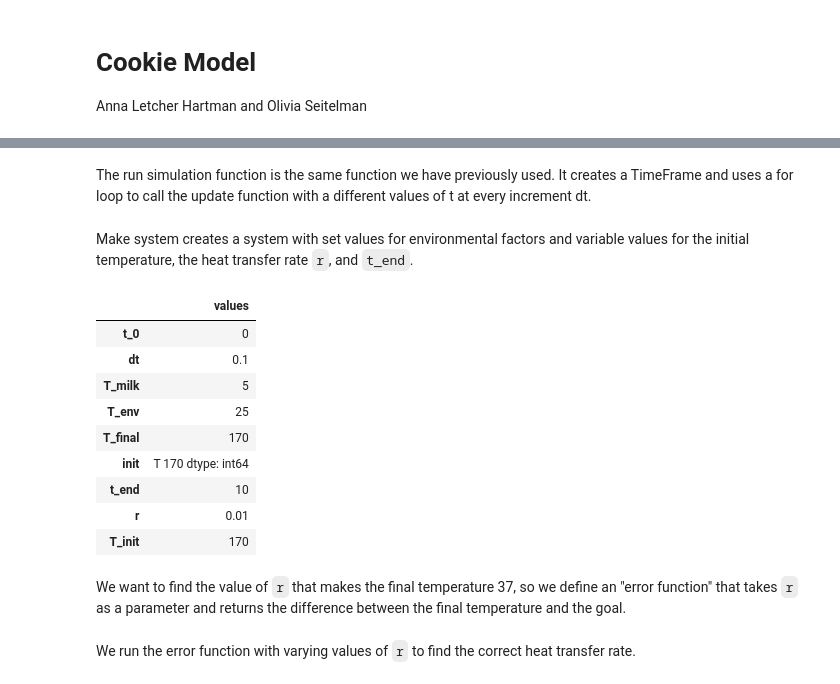
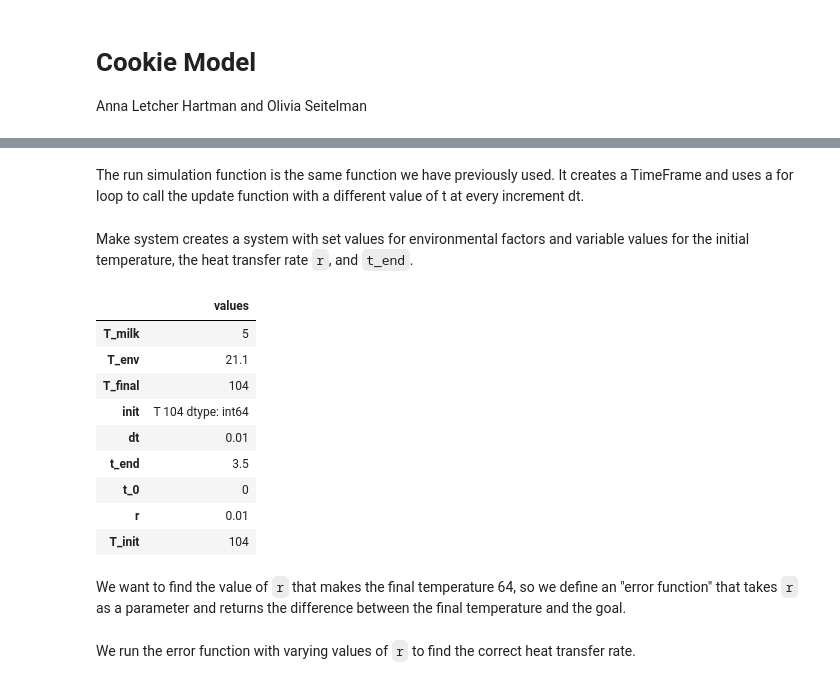
Before and after one commit to oseitelman/ModSimPy, a Jupyter notebook: code/Cookie.ipynb, the cells around one changed output, grey strips where cells are left out. Drawn from its saved outputs; the diff is of its cells as text; code cells hidden in the pictures.

```diff
--- a/code/Cookie.ipynb
+++ b/code/Cookie.ipynb
@@ -44,5 +61,5 @@ def update_func(state, t, system):
 # %% [markdown]
-The run simulation function is the same function we have previously used. It creates a TimeFrame and uses a for loop to call the update function with a different values of t at every increment dt.
+The run simulation function is the same function we have previously used. It creates a TimeFrame and uses a for loop to call the update function with a different value of t at every increment dt.
 # %%
 def run_simulation(system, update_func):
     """Runs a simulation of the system.
@@ -68,7 +90,7 @@ def run_simulation(system, update_func):
 # %% [markdown]
 Make system creates a system with set values for environmental factors and variable values for the initial temperature, the heat transfer rate `r`, and `t_end`.
 # %%
-def make_system(T_init, r, t_end):
+def make_system(T_init, r, t_0, t_end, dt):
     """Makes a System object with the given parameters.
 
     T_init: initial temperature in degrees C
@@ -83,27 +105,25 @@ def make_system(T_init, r, t_end):
     # Before the simulation runs, T_final = T_init
     T_final = T_init
 
-    T_env = 25
+    T_env = 21.1
     T_milk = 5
-    dt = .1
-    t_0 = 0
 
     return System(locals())
 # %%
-system = make_system(170, 0.01, 10)
+system = make_system(104, 0.01, 0, 3.5, .01)
 # %% [output]
 |  | values |
+| T_milk | 5 |
+| T_env | 21.1 |
+| T_final | 104 |
+| init | T 104 dtype: int64 |
+| dt | 0.01 |
+| t_end | 3.5 |
 | t_0 | 0 |
-| dt | 0.1 |
-| T_milk | 5 |
-| T_env | 25 |
-| T_final | 170 |
-| init | T 170 dtype: int64 |
-| t_end | 10 |
 | r | 0.01 |
-| T_init | 170 |
+| T_init | 104 |
 # %% [markdown]
-We want to find the value of `r` that makes the final temperature 37, so we define an "error function" that takes `r` as a parameter and returns the difference between the final temperature and the goal.
+We want to find the value of `r` that makes the final temperature 64, so we define an "error function" that takes `r` as a parameter and returns the difference between the final temperature and the goal.
 # %%
 def error_func1(r):
     """Runs a simulation and returns the `error`.
```
Also changed, not shown: parts of 88 cells of this notebook.
